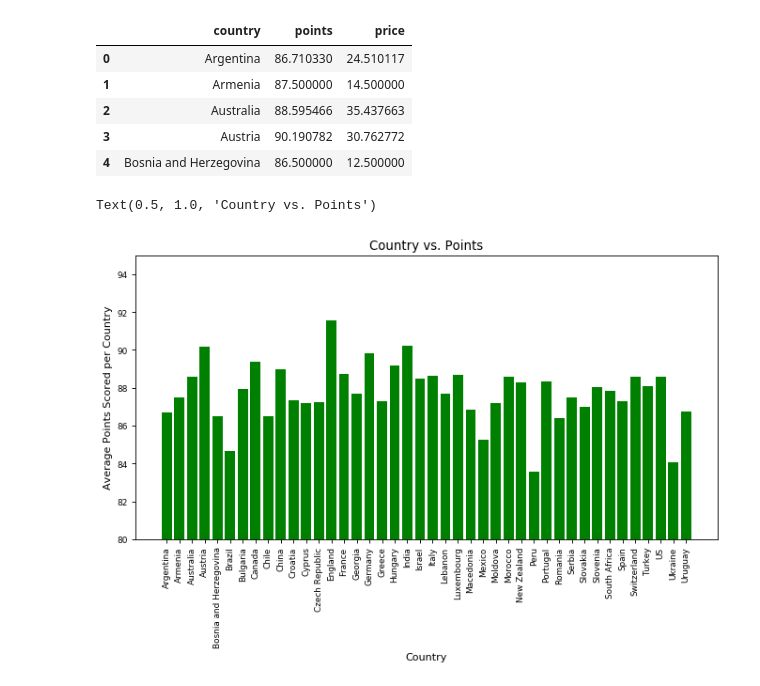
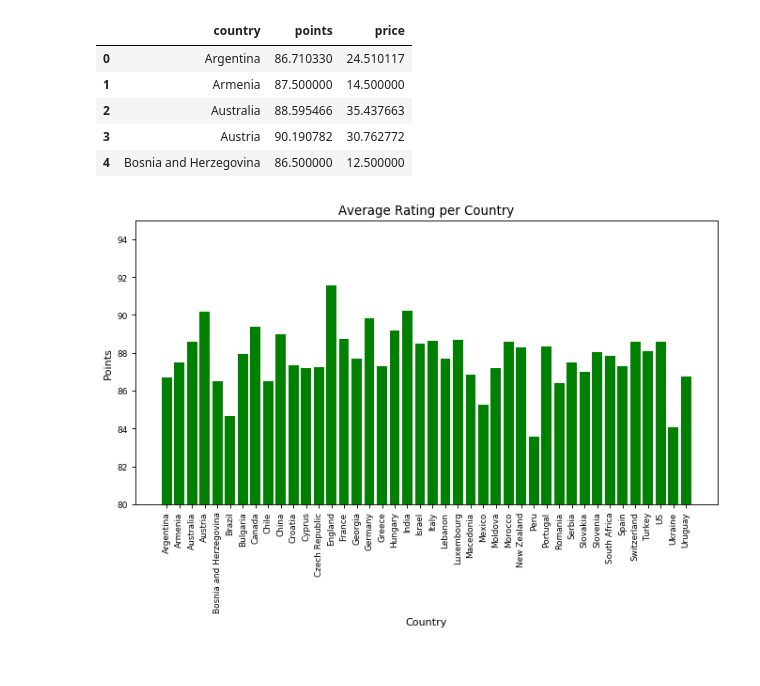
Before and after one commit to renatonico/Pygeons, a Jupyter notebook: notebooks/matt.ipynb, the cells around one changed output. Drawn from its saved outputs; the diff is of its cells as text; code cells hidden in the pictures.

```diff
--- a/notebooks/matt.ipynb
+++ b/notebooks/matt.ipynb
@@ -4,5 +4,5 @@ import numpy as np
 import matplotlib.pyplot as plt
 df = "../data/rawdata/winemag-data-130K-v2.csv"
 df_one = pd.read_csv(df,index_col=0)
-df_2 = df_one.dropna(subset=['points', 'price', 'country'])
+df_2 = df_one.dropna(subset=['points', 'price', 'country', 'variety'])
 df_2.shape
@@ -10,0 +45,9 @@ df_2.head()
+# %%
+for x in Wine_types.keys():
+    for y in range(len(Wine_types[x])):
+       print('type=',x,'subtype=',Wine_types[x][y])
+       A=df_2[df_2.variety.str.contains(Wine_types[x][y],na=False)].index.tolist()
+       df_2.loc[A,'vt']=x
+idx = df_2['vt'].isnull( )
+df_2.loc[idx,'vt']='Others'
+df_2.head()
@@ -33,29 +138,0 @@ Name: variety, Length: 655, dtype: int64
-# %%
-bins_rating= [80,85,90,95,100]
-wine_rating = ["80-84", "85 to 89", "90 to 94", "100"]
-
-
-df_2["Rating"]= pd.cut(df_2["points"], bins_rating, labels= wine_rating, right=False)
-
-#Wine_types={'Bold Red': ['Malbec', 'Syrah', 'Shiraz', 'Mourvedre', 'Pinotage', 'Petite Sirah', 'Touriga Nacional', 'Cabernet Sauvignon', 'Cabernet Sauvignon', 'Meritage'],
-          #'Medium Red': ['Meriot', 'Sangiovese', 'Zinfandel','Cabernet Franc', 'Tempranillo', 'Nebbiolo', 'Barbera', 'Cotes du Rhone Blend'],
-          #'Light Red':[ 'Pinot Noir', 'Grenache', 'Gamay', 'St. Laurent', 'Carignan', 'Counoise'],
-          #'Rich White': ['Chardonnay', 'Semillon','Viognier', 'Marsanne', 'Roussanne'],
-          #'Light White': ['Sauvignon Blanc', 'Albarino', 'Pitot Blanc', 'Vermentino', 'Melon de Bourgogne', 'Gargenega', 'Trebbiano', 'Pinot Gris', 'Pinot Grigio'],
-          #'Sweet White': ['Moscato', 'Riesling', 'Chenin Blanc', 'Gewurztraminer', 'Late Harvest Whites', 'Alascian Pinot Gris'],
-          #'Rose': ['Provencal Rose', 'White Zinfandel', 'Loire Valley Rose', 'Pinot Noir Rose', 'Syrah Rose', 'Garnache Rosado', 'Bandol Rose', 'Tempranilio Rose', 'Saignee Method Rose'],
-          #'Sparkling': ['Champagne', 'Prosecco', 'Cremant', 'Cava', 'Metodo Classico', 'Sparkling Wine', 'Sparkling Rose'],
-          #'Dessert': ['Port', 'Sherry', 'Maderia', 'Vin Santo', 'Muscat', 'PX', 'Pedro Ximenez']
-
-
-df_2["variety"] = df_2["variety"].replace(['Malbec', 'Syrah','Red Blend','Shiraz', 'Mourvedre', 'Merlot','Bordeaux-style Red Blend', 'Pinotage', 'Petite Sirah', 'Touriga Nacional', 'Cabernet Sauvignon', 'Portuguese Red', 'Meritage'], 'Bold Red')
-df_2["variety"] = df_2["variety"].replace(['Meriot', 'Sangiovese', 'Rhône-style Red Blend','Zinfandel','Cabernet Franc', 'Tempranillo', 'Nebbiolo', 'Barbera', 'Cotes du Rhone Blend'], 'Medium Red')
-df_2["variety"] = df_2["variety"].replace(['Pinot Noir', 'Grenache', 'Gamay', 'St. Laurent', 'Carignan', 'Counoise'], 'Light Red' )
-df_2["variety"] = df_2["variety"].replace(['Chardonnay', 'Semillon','Viognier', 'Marsanne', 'Roussanne'],'Rich White' )
-df_2["variety"] = df_2["variety"].replace(['Sauvignon Blanc', 'White Blend' , 'Albarino', 'Pitot Blanc', 'Vermentino', 'Melon de Bourgogne', 'Gargenega', 'Trebbiano', 'Pinot Gris', 'Pinot Grigio'],  'Light White' )
-df_2["variety"] = df_2["variety"].replace(['Moscato', 'Riesling', 'Chenin Blanc', 'Gewurztraminer', 'Late Harvest Whites', 'Alascian Pinot Gris'], 'Sweet White' )
-df_2["variety"] = df_2["variety"].replace(['Provencal Rose', 'White Zinfandel', 'Loire Valley Rose', 'Pinot Noir Rose', 'Syrah Rose', 'Garnache Rosado', 'Bandol Rose', 'Tempranilio Rose', 'Saignee Method Rose'],'Rose' )
-df_2["variety"] = df_2["variety"].replace(['Champagne', 'Prosecco', 'Cremant', 'Cava', 'Metodo Classico', 'Sparkling Wine', 'Sparkling Rose', 'Sparkling Blend', 'Champagne Blend'], 'Sparkling')
-df_2["variety"] = df_2["variety"].replace(['Port', 'Sherry', 'Maderia', 'Vin Santo', 'Muscat', 'PX', 'Pedro Ximenez'], 'Dessert' )
-
-df_2.head()
@@ -182,16 +205,16 @@ df_variety.head()
 # %%
 #l1= ax.bar(df_variety["country"], df_variety["points"], color='g')
 fig, ax= plt.subplots(num=1,figsize=(10,5), dpi=80, facecolor='w', edgecolor='k')
 l1= ax.bar(df_variety["country"], df_variety["points"], color='g')
 plt.ylim([80,95])
 plt.xticks(rotation=90, fontsize=5)
 plt.xticks(size = 8)
 plt.yticks(size = 8)
 plt.xticks(rotation=90)
 plt.xlabel("Country")
-plt.ylabel("Average Points Scored per Country")
-plt.title("Country vs. Points")
+plt.ylabel("Points")
+plt.title("Average Rating per Country")
+plt.show()
 # %% [output]
-Text(0.5, 1.0, 'Country vs. Points')
-[figure, old version]
+[figure, new version]
 # %%
```
Also changed, not shown: parts of 48 cells of this notebook.
